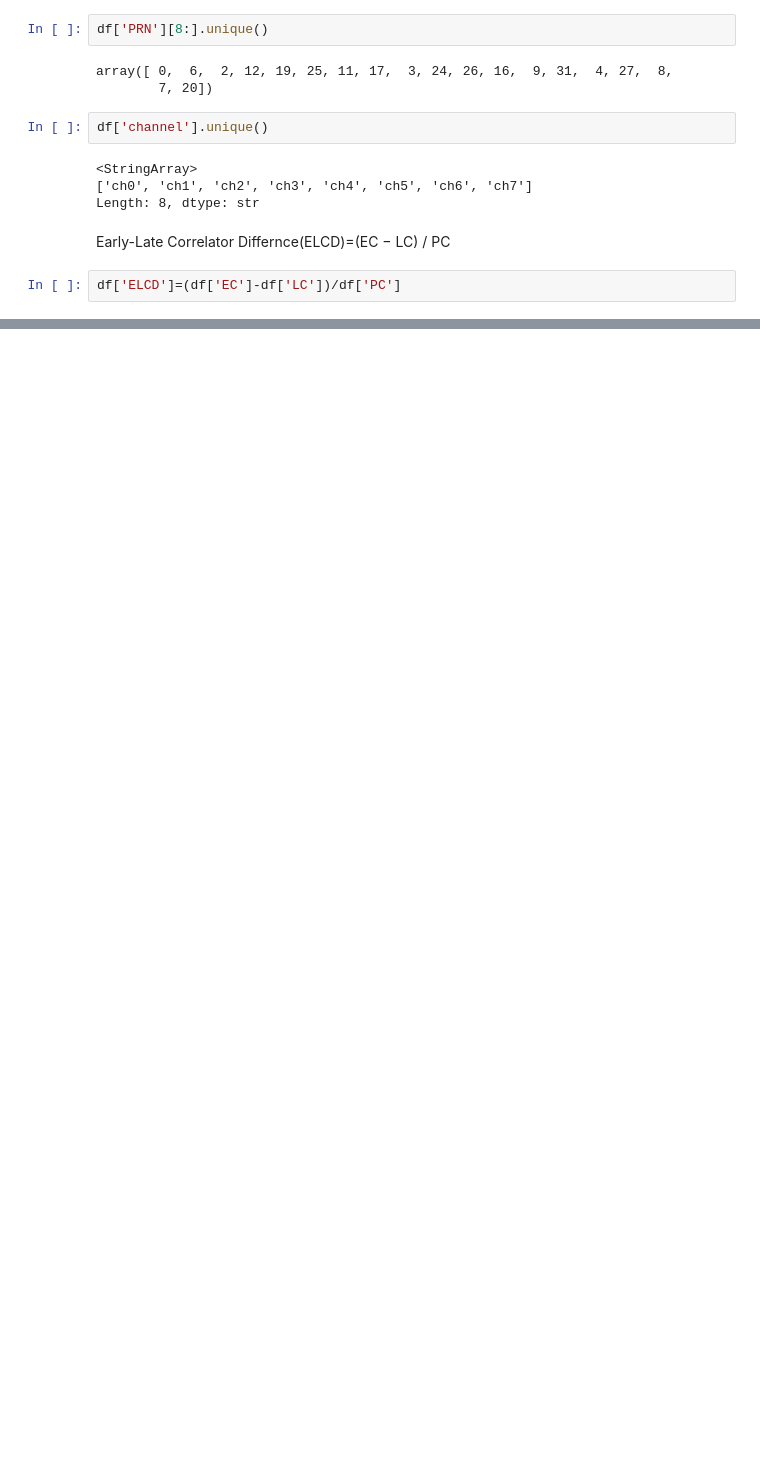
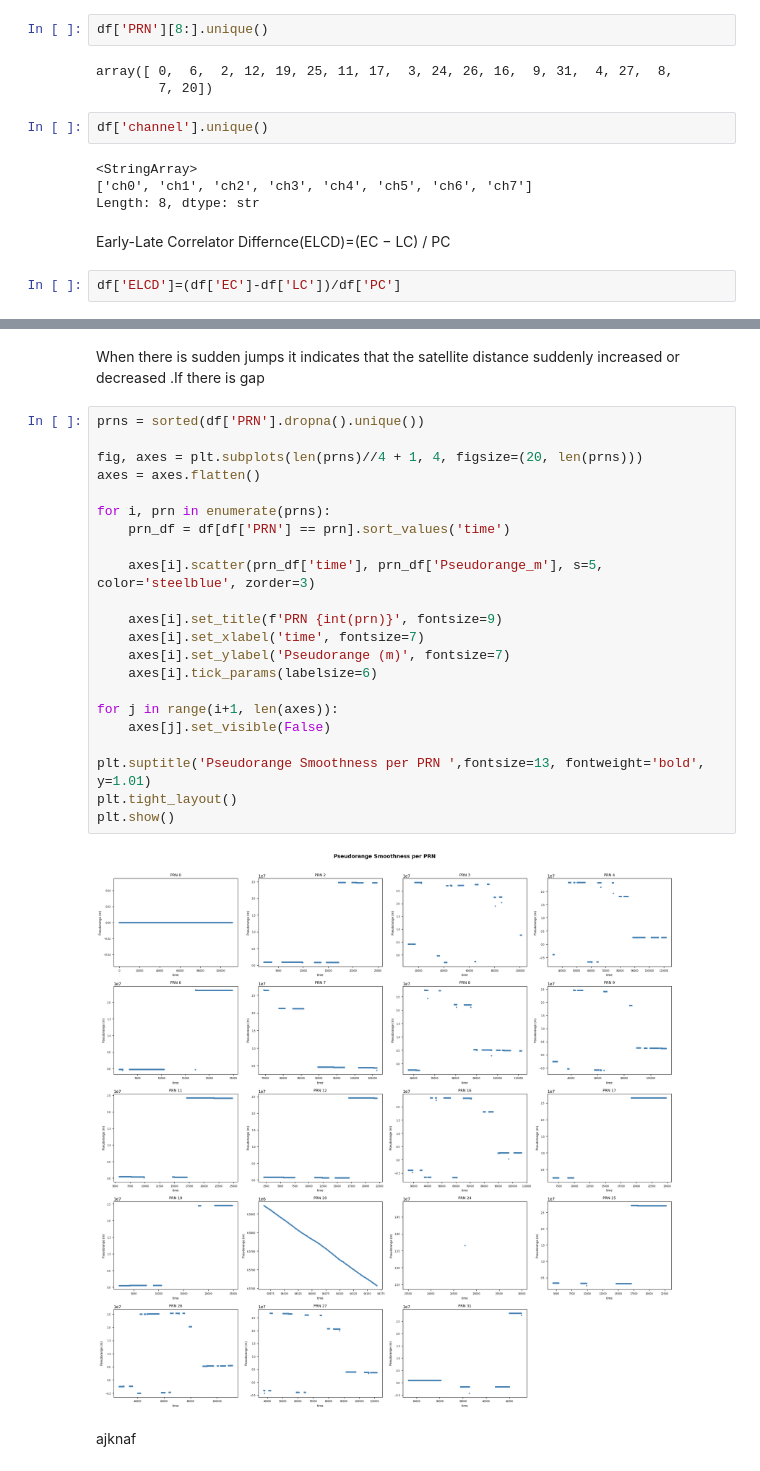
Before and after one commit to QyAkhil/gnss_spoofing_detection_system, a Jupyter notebook: notebooks/eda.ipynb, the cells around one changed output, grey strips where cells are left out. Drawn from its saved outputs; the diff is of its cells as text; blank space fills up the shorter version.

```diff
--- a/notebooks/eda.ipynb
+++ b/notebooks/eda.ipynb
@@ -122,0 +157,28 @@ ValueError: Number of rows must be a positive integer, not 4.0
+# %% [markdown]
+When there is sudden jumps it indicates that the satellite distance suddenly increased or decreased .If there is gap
+# %%
+prns = sorted(df['PRN'].dropna().unique())
+
+fig, axes = plt.subplots(len(prns)//4 + 1, 4, figsize=(20, len(prns)))
+axes = axes.flatten()
+
+for i, prn in enumerate(prns):
+    prn_df = df[df['PRN'] == prn].sort_values('time')
+
+    axes[i].scatter(prn_df['time'], prn_df['Pseudorange_m'], s=5, color='steelblue', zorder=3)
+
+    axes[i].set_title(f'PRN {int(prn)}', fontsize=9)
+    axes[i].set_xlabel('time', fontsize=7)
+    axes[i].set_ylabel('Pseudorange (m)', fontsize=7)
+    axes[i].tick_params(labelsize=6)
+
+for j in range(i+1, len(axes)):
+    axes[j].set_visible(False)
+
+plt.suptitle('Pseudorange Smoothness per PRN ',fontsize=13, fontweight='bold', y=1.01)
+plt.tight_layout()
+plt.show()
+# %% [output]
+[figure, added]
+# %% [markdown]
+ajknaf
```
Also changed, not shown: parts of 10 cells of this notebook, 2 other files.
